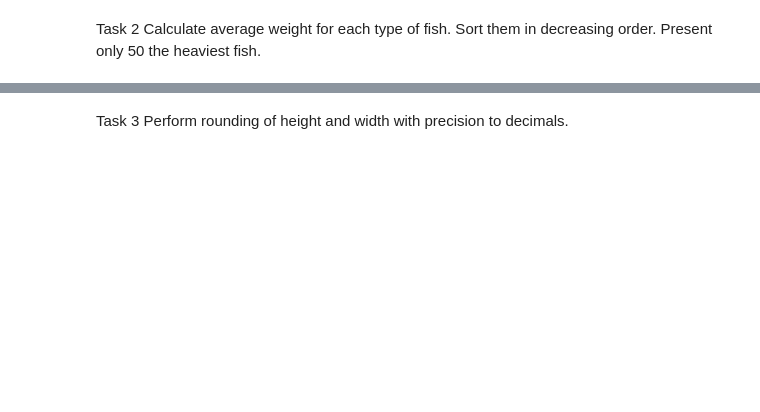
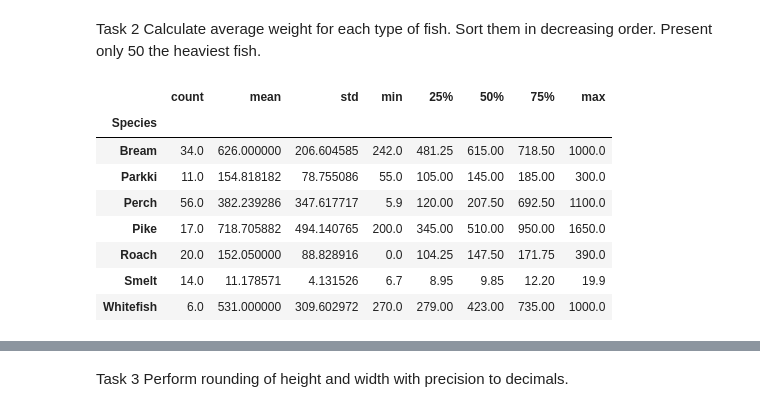
Before and after one commit to tomaszkisiel94/PlayingPython, a Jupyter notebook: Fish Project.ipynb, the cells around one changed output, grey strips where cells are left out. Drawn from its saved outputs; the diff is of its cells as text; code cells hidden in the pictures; blank space fills up the shorter version.

Commit message:
Fish Project exercises done.

```diff
--- a/Fish Project.ipynb
+++ b/Fish Project.ipynb
@@ -5,3 +5,8 @@ Data library : SASHELP/FISH – has 159 observations of fish, columns are named:
 # %% [markdown]
 Task 0
 Import a dataset fish.sas7bdat to pandas dataframe.
+# %%
+import pandas as pd
+df = pd.read_sas("fish.sas7bdat", encoding="utf-8")
+df.info()
+df.head(3)
@@ -8,3 +47,10 @@ Import a dataset fish.sas7bdat to pandas dataframe.
 # %% [markdown]
 Task 1
 Calculate average length. Set as a new column Legth. Delete other length columns.
+# %%
+df["LengthAvg"] = (df["Length1"]+df["Length2"]+df["Length3"])/3
+# %%
+df = df.drop("Length1", axis=1)
+df = df.drop("Length2", axis=1)
+df = df.drop("Length3", axis=1)
+df.head()
@@ -11,3 +64,16 @@ Calculate average length. Set as a new column Legth. Delete other length columns
 # %% [markdown]
 Task 2
 Calculate average weight for each type of fish. Sort them in decreasing order. Present only 50 the heaviest fish.
+# %%
+df_grouped = df.groupby("Species")
+df_grouped["Weight"].describe()
+# %% [output]
+|  | count | mean | std | min | 25% | 50% | 75% | max |
+| Species |  |  |  |  |  |  |  |  |
+| Bream | 34.0 | 626.000000 | 206.604585 | 242.0 | 481.25 | 615.00 | 718.50 | 1000.0 |
+| Parkki | 11.0 | 154.818182 | 78.755086 | 55.0 | 105.00 | 145.00 | 185.00 | 300.0 |
+| Perch | 56.0 | 382.239286 | 347.617717 | 5.9 | 120.00 | 207.50 | 692.50 | 1100.0 |
+| Pike | 17.0 | 718.705882 | 494.140765 | 200.0 | 345.00 | 510.00 | 950.00 | 1650.0 |
+| Roach | 20.0 | 152.050000 | 88.828916 | 0.0 | 104.25 | 147.50 | 171.75 | 390.0 |
+| Smelt | 14.0 | 11.178571 | 4.131526 | 6.7 | 8.95 | 9.85 | 12.20 | 19.9 |
+| Whitefish | 6.0 | 531.000000 | 309.602972 | 270.0 | 279.00 | 423.00 | 735.00 | 1000.0 |
```
Also changed, not shown: parts of 12 cells of this notebook, 1 other file.
